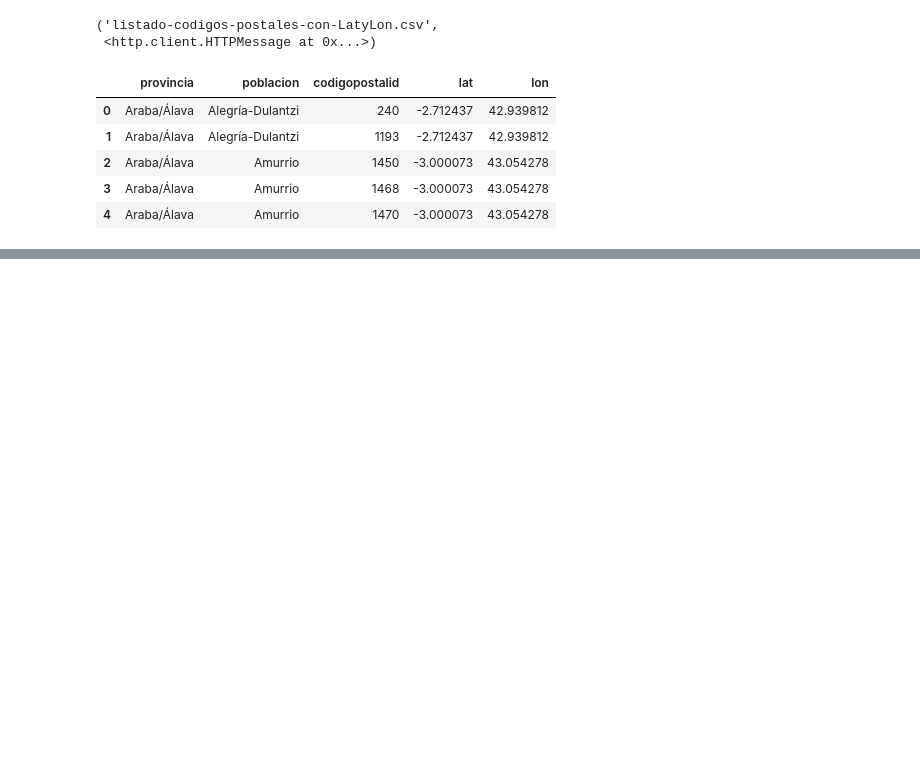
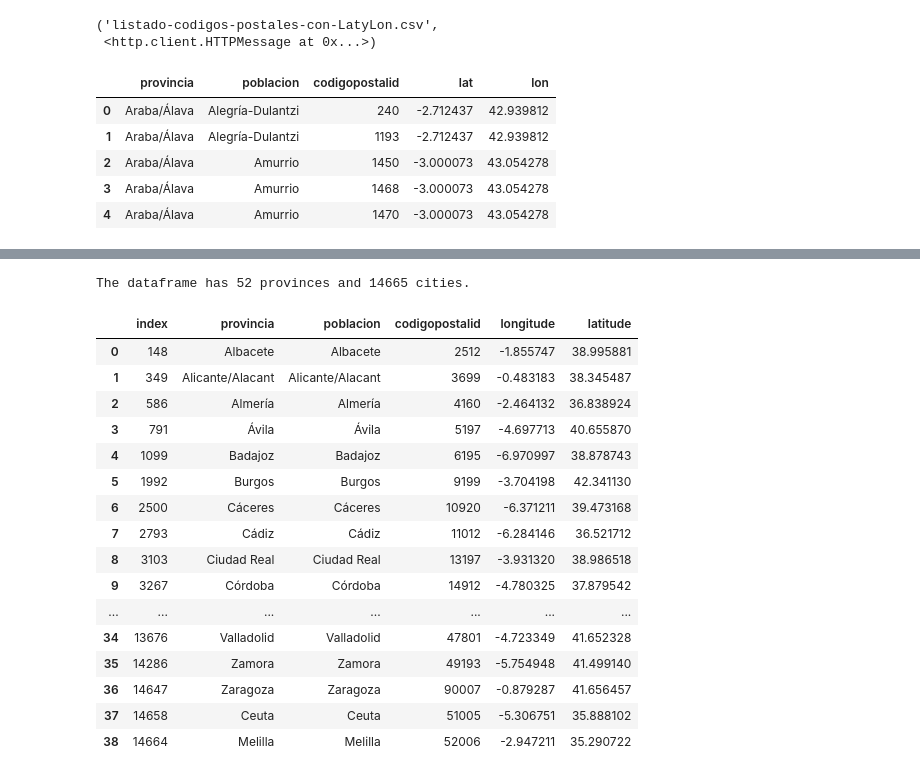
Before and after one commit to aviguille/Coursera_Capstone, a Jupyter notebook: capstone_week1.ipynb, the cells around one changed output, grey strips where cells are left out. Cells and saved outputs as stored; diff of their text form; code cells hidden in the pictures; blank space fills up the shorter version.

```diff
--- a/capstone_week1.ipynb
+++ b/capstone_week1.ipynb
@@ -26,9 +50,8 @@ urllib.request.urlretrieve(url, 'listado-codigos-postales-con-LatyLon.csv')
 ('listado-codigos-postales-con-LatyLon.csv',
  <http.client.HTTPMessage at 0x...>)
 # %%
-data = pd.read_csv('listado-codigos-postales-con-LatyLon.csv', delimiter=';')
-
-data.head()
+cities = pd.read_csv('listado-codigos-postales-con-LatyLon.csv', delimiter=';')
+cities.head()
 # %% [output]
 |  | provincia | poblacion | codigopostalid | lat | lon |
 | 0 | Araba/Álava | Alegría-Dulantzi | 240 | -2.712437 | 42.939812 |
@@ -38,0 +72,37 @@ data.head()
+# %%
+print('The dataframe has {} provinces and {} cities.'.format(
+        len(cities['provincia'].unique()),
+        cities.shape[0]
+    )
+)
+# %% [output]
+The dataframe has 52 provinces and 14665 cities.
+# %%
+#malaga_data = cities[cities['provincia'].isin(['Málaga', 'Sevilla'])].reset_index(drop=True)
+#malaga_data = cities[cities['provincia'].isin(['Málaga'])].reset_index(drop=True)
+#malaga_data.head()
+main_cities = cities[cities['provincia']==cities['poblacion']]
+main_cities = main_cities.drop_duplicates(['provincia','poblacion'], keep='last')
+
+indexNames = main_cities[ (main_cities['poblacion']=='Madrid') | (main_cities['poblacion']=='Barcelona')| (main_cities['poblacion']=='Valencia') ].index
+main_cities.drop(indexNames , inplace=True)
+main_cities.reset_index(inplace = True)
+main_cities
+# %% [output]
+|  | index | provincia | poblacion | codigopostalid | longitude | latitude |
+| 0 | 148 | Albacete | Albacete | 2512 | -1.855747 | 38.995881 |
+| 1 | 349 | Alicante/Alacant | Alicante/Alacant | 3699 | -0.483183 | 38.345487 |
+| 2 | 586 | Almería | Almería | 4160 | -2.464132 | 36.838924 |
+| 3 | 791 | Ávila | Ávila | 5197 | -4.697713 | 40.655870 |
+| 4 | 1099 | Badajoz | Badajoz | 6195 | -6.970997 | 38.878743 |
+| 5 | 1992 | Burgos | Burgos | 9199 | -3.704198 | 42.341130 |
+| 6 | 2500 | Cáceres | Cáceres | 10920 | -6.371211 | 39.473168 |
+| 7 | 2793 | Cádiz | Cádiz | 11012 | -6.284146 | 36.521712 |
+| 8 | 3103 | Ciudad Real | Ciudad Real | 13197 | -3.931320 | 38.986518 |
+| 9 | 3267 | Córdoba | Córdoba | 14912 | -4.780325 | 37.879542 |
+| ... | ... | ... | ... | ... | ... | ... |
+| 34 | 13676 | Valladolid | Valladolid | 47801 | -4.723349 | 41.652328 |
+| 35 | 14286 | Zamora | Zamora | 49193 | -5.754948 | 41.499140 |
+| 36 | 14647 | Zaragoza | Zaragoza | 90007 | -0.879287 | 41.656457 |
+| 37 | 14658 | Ceuta | Ceuta | 51005 | -5.306751 | 35.888102 |
+| 38 | 14664 | Melilla | Melilla | 52006 | -2.947211 | 35.290722 |
```
Also changed, not shown: parts of 30 cells of this notebook.
